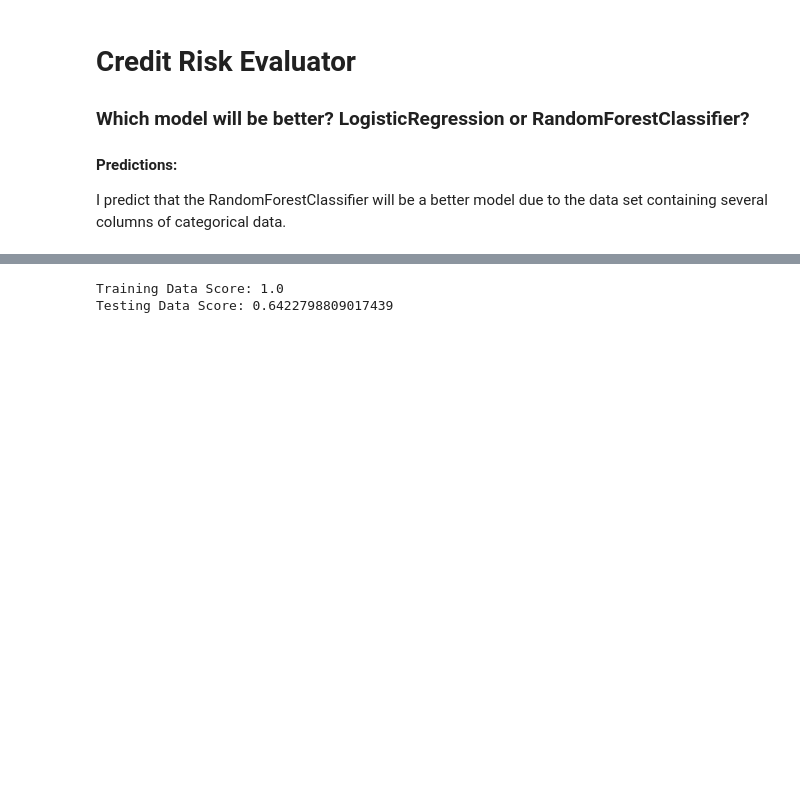
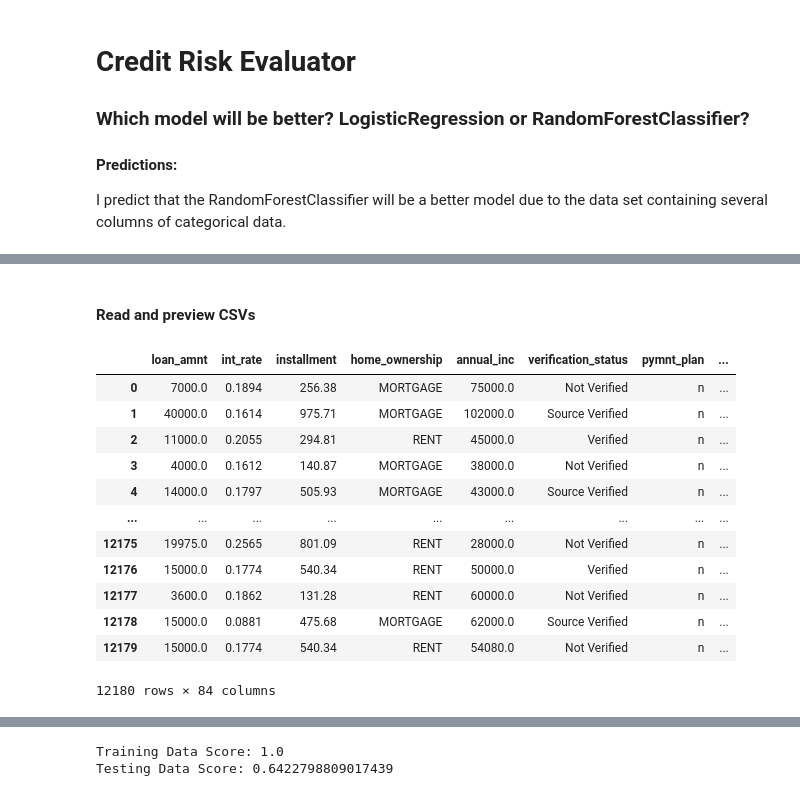
Before and after one commit to rb25s13/predicting-credit-risk-supervised-ml, a Jupyter notebook: Credit Risk Evaluator.ipynb, the cells around one changed output, grey strips where cells are left out. Saved outputs shown, nothing was run; the diff lists cells and outputs as text; code cells hidden in the pictures; blank space fills up the shorter version.

```diff
--- a/Credit Risk Evaluator.ipynb
+++ b/Credit Risk Evaluator.ipynb
@@ -11,4 +13,6 @@ import pandas as pd
 from pathlib import Path
 from sklearn.model_selection import train_test_split
 from sklearn.preprocessing import StandardScaler, MinMaxScaler, LabelEncoder
+# %% [markdown]
+#### Read and preview CSVs
 # %%
@@ -20,0 +22,16 @@ test_df = pd.read_csv(Path('Resources/2020Q1loans.csv'))
+# %%
+train_df
+# %% [output]
+|  | loan_amnt | int_rate | installment | home_ownership | annual_inc | verification_status | pymnt_plan | ... |
+| 0 | 7000.0 | 0.1894 | 256.38 | MORTGAGE | 75000.0 | Not Verified | n | ... |
+| 1 | 40000.0 | 0.1614 | 975.71 | MORTGAGE | 102000.0 | Source Verified | n | ... |
+| 2 | 11000.0 | 0.2055 | 294.81 | RENT | 45000.0 | Verified | n | ... |
+| 3 | 4000.0 | 0.1612 | 140.87 | MORTGAGE | 38000.0 | Not Verified | n | ... |
+| 4 | 14000.0 | 0.1797 | 505.93 | MORTGAGE | 43000.0 | Source Verified | n | ... |
+| ... | ... | ... | ... | ... | ... | ... | ... | ... |
+| 12175 | 19975.0 | 0.2565 | 801.09 | RENT | 28000.0 | Not Verified | n | ... |
+| 12176 | 15000.0 | 0.1774 | 540.34 | RENT | 50000.0 | Verified | n | ... |
+| 12177 | 3600.0 | 0.1862 | 131.28 | RENT | 60000.0 | Not Verified | n | ... |
+| 12178 | 15000.0 | 0.0881 | 475.68 | MORTGAGE | 62000.0 | Source Verified | n | ... |
+| 12179 | 15000.0 | 0.1774 | 540.34 | RENT | 54080.0 | Not Verified | n | ... |
+12180 rows × 84 columns
```
Also changed, not shown: parts of 21 cells of this notebook, 1 other file.
